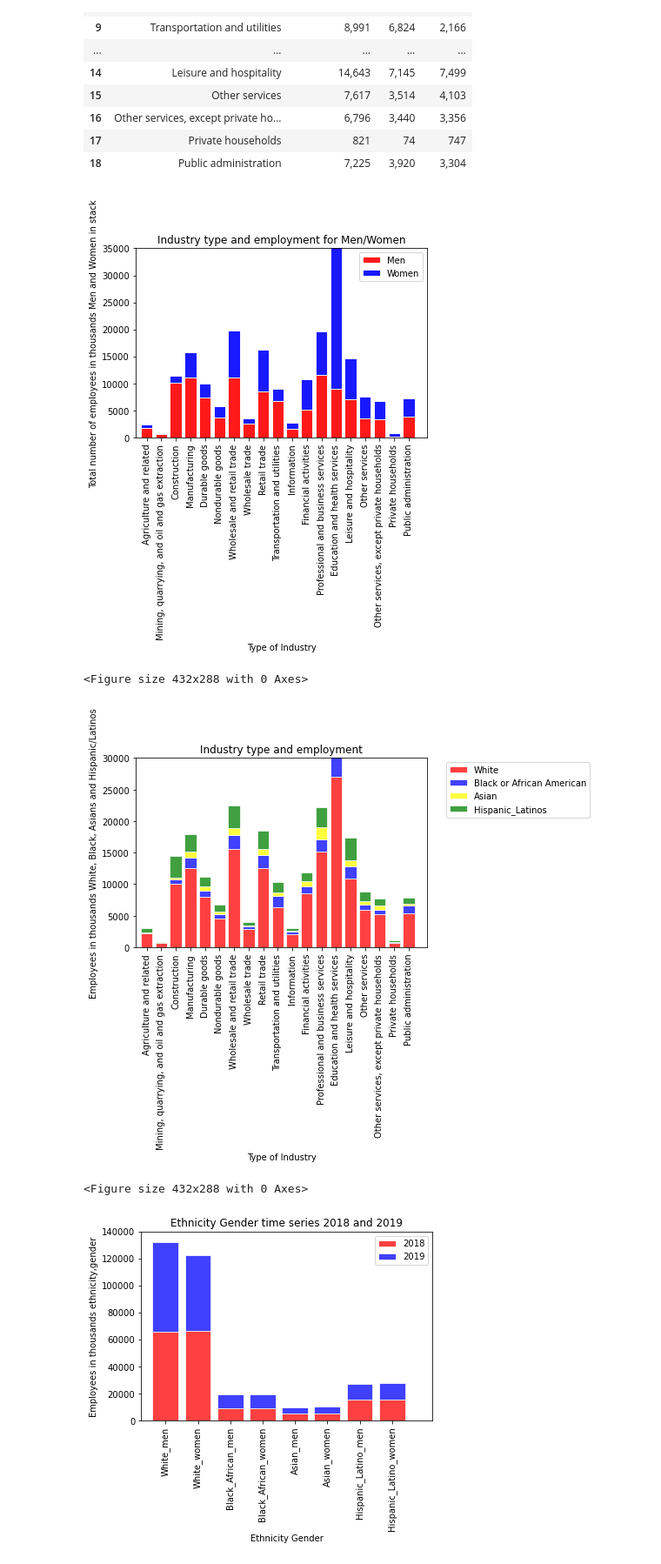
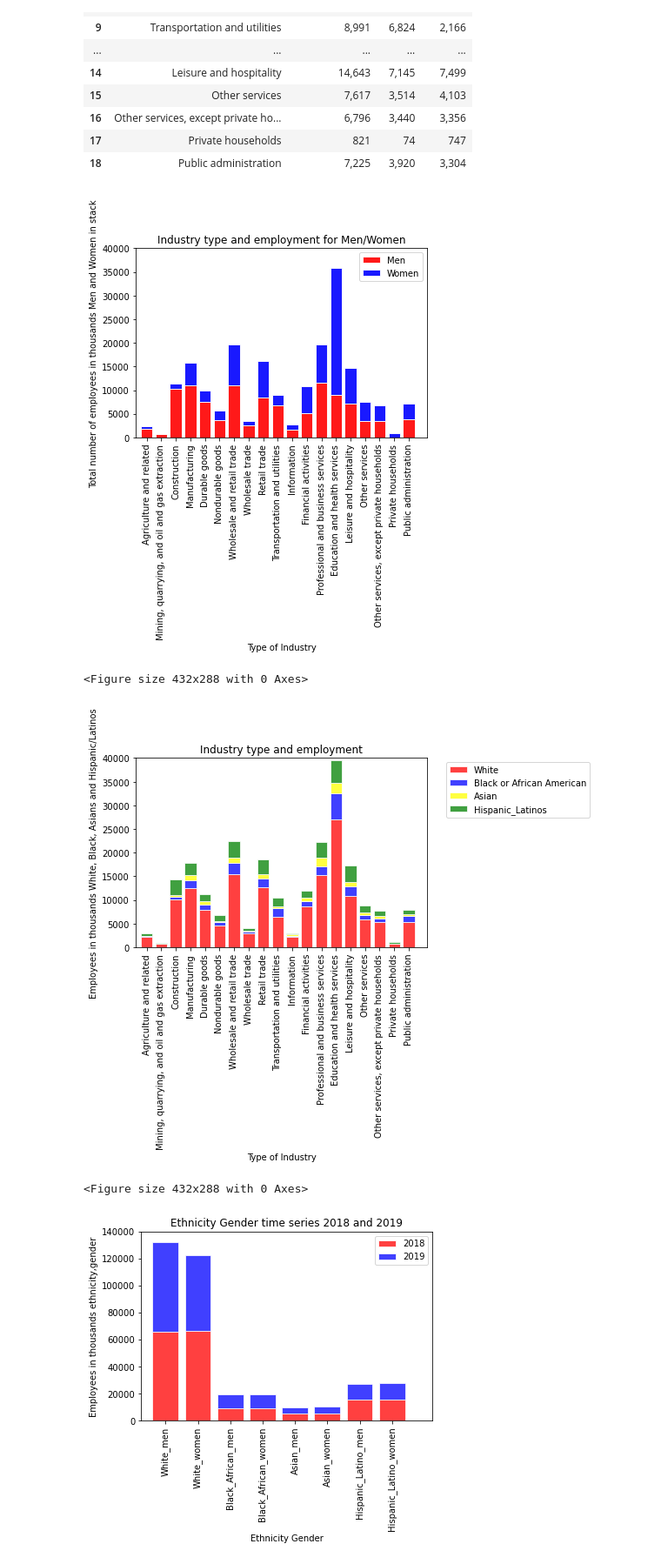
Before and after one commit to chinnamanaidu/project_rutgers, a Jupyter notebook: Project_bls/bls_starter.ipynb, the cells around one changed output. Shown at 87% size. Cells and saved outputs as stored; diff of their text form; code cells hidden in the pictures.

```diff
--- a/Project_bls/bls_starter.ipynb
+++ b/Project_bls/bls_starter.ipynb
@@ -58,8 +58,8 @@ ind_totalemp_metadata.head(50)
 # %%
 ind_totalemp_metadata = ind_totalemp_metadata.rename(columns={"Manage-ment, business, and financial operations occupations":"Management occupations",
                                                               "Professional and related occupations":"Professional occupations",
-                                                              "Protective service occupations":"Protective occupations",
-                                                              "Service occupations, except protective":"Except Protective occupations",
+                                                              "Protective service occupations":"Protective service occupations",
+                                                              "Service occupations, except protective":"Except Protective service occupations",
                                                               "Sales\nand\nrelated\noccupations":"Sales occupations",
                                                               "Office\nand\nadminis-\ntrative\nsupport\noccupations":"Office Administration occupations",
                                                               "Farming,\nfishing,\nand\nforestry occupations":"Farming Fishing occupations",
@@ -296,7 +304,7 @@ plt.xlim(-0.75, len(industry_type)+.25)
 #plt.xlim(-0.75, len(gyms)-.25)
 plt.ylim(0, 27000)
 #plt.ylim(0, max(ind_totalemp_metadata['Professional occupations'])+ 100)
-plt.ylim(0, 35000)
+plt.ylim(0, 40000)
 
 clt = []
 clt.append(ind_menwomen_metadata.columns[2])
@@ -312,7 +320,7 @@ plt.savefig("industry_total_gender.png")
 plt.show()
 plt.tight_layout()
 # %% [output]
-[figure, old version]
+[figure, new version]
 <Figure size 432x288 with 0 Axes>
 # %%
 n=len(industry_type)
@@ -353,35 +361,35 @@ for x in x_axis:
 plt.title("Industry type and employment")
 plt.xlabel("Type of Industry")
 plt.ylabel("Employees in thousands White, Black, Asians and Hispanic/Latinos")
 total_emp = ind_ethnicity_metadata["White"].astype('float') +10
 plt.xlim(-0.75, len(industry_type)+.25)
 #plt.ylim(0, max(total_emp) )
 #plt.xlim(-0.75, len(gyms)-.25)
 #plt.ylim(0, 30000)
 #plt.ylim(0, max(ind_totalemp_metadata['Professional occupations'])+ 100)
-plt.ylim(0, 30000)
+plt.ylim(0, 40000)
 
 clt = []
 clt.append(ind_ethnicity_metadata.columns[2])
 clt.append(ind_ethnicity_metadata.columns[3])
 clt.append(ind_ethnicity_metadata.columns[4])
 clt.append(ind_ethnicity_metadata.columns[5])
 bars = np.add(White_occ, Black_occ).tolist()
 bars1 = np.add(Asian_occ, bars).tolist()
 
 p1=plt.bar(x_axis, White_occ, facecolor="red", color = "red", edgecolor="white", alpha=0.75, align="center")
 p2=plt.bar(x_axis, Black_occ, facecolor="blue", color = "blue", bottom=White_occ, edgecolor="white", alpha=0.75, align="center")
 p3=plt.bar(x_axis, Asian_occ, facecolor="yellow", color = "yellow",bottom=bars, edgecolor="white", alpha=0.75, align="center")
 p4=plt.bar(x_axis, Hispanic_occ, facecolor="green", color = "green",bottom=bars1, edgecolor="white", alpha=0.75, align="center")
 
 plt.xticks(range(0, len(industry_type)), industry_type, rotation="vertical")
 #plt.legend(clr,clt, loc="best")
 plt.legend((p1,p2,p3,p4), clt, loc='upper left', bbox_to_anchor=(1.05,1))
 plt.savefig("industry_total_ethnicity.png")
 plt.show()
 plt.tight_layout()
 # %% [output]
-[figure, old version]
+[figure, new version]
 <Figure size 432x288 with 0 Axes>
 # %%
 
```
Also changed, not shown: parts of 3 cells of this notebook, 6 other files.
